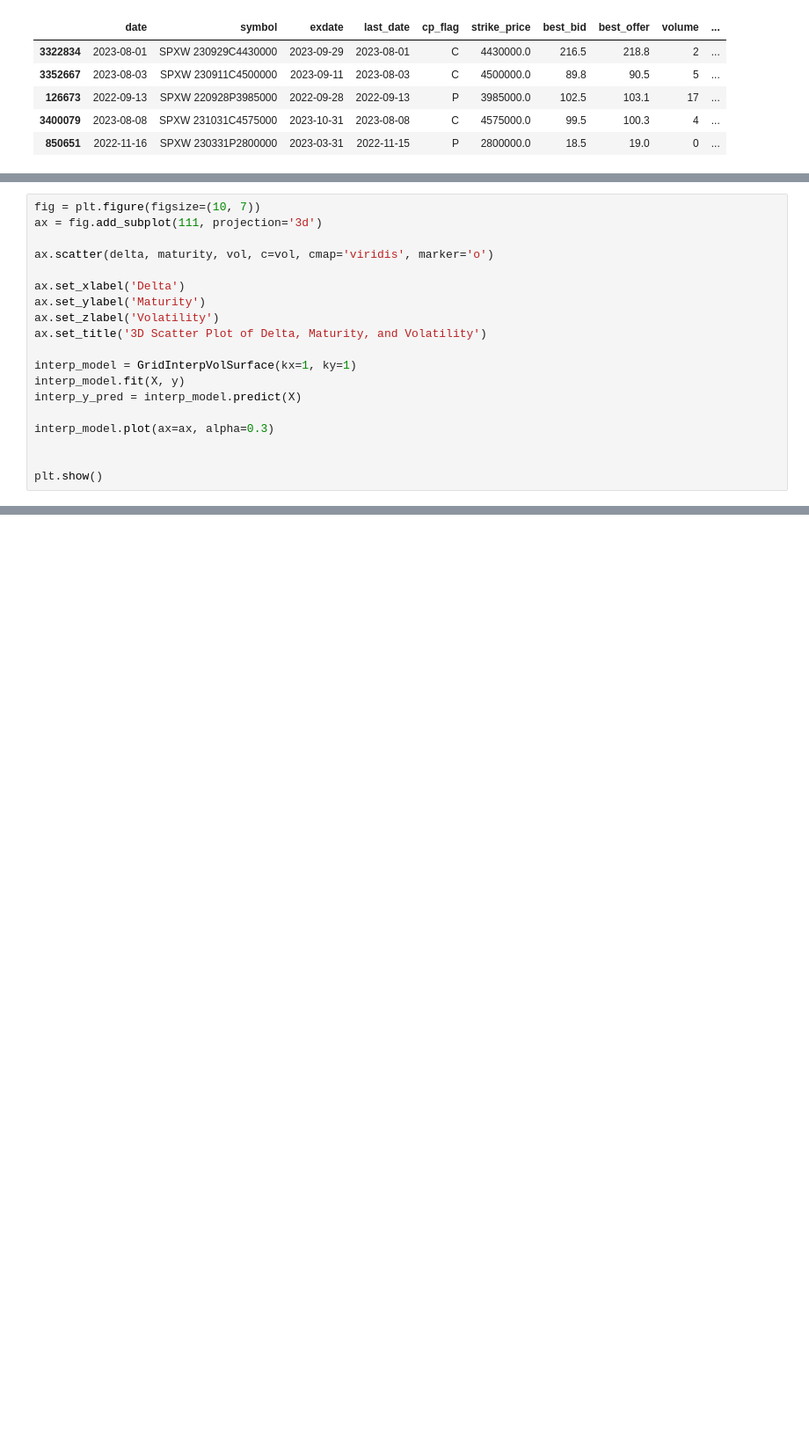
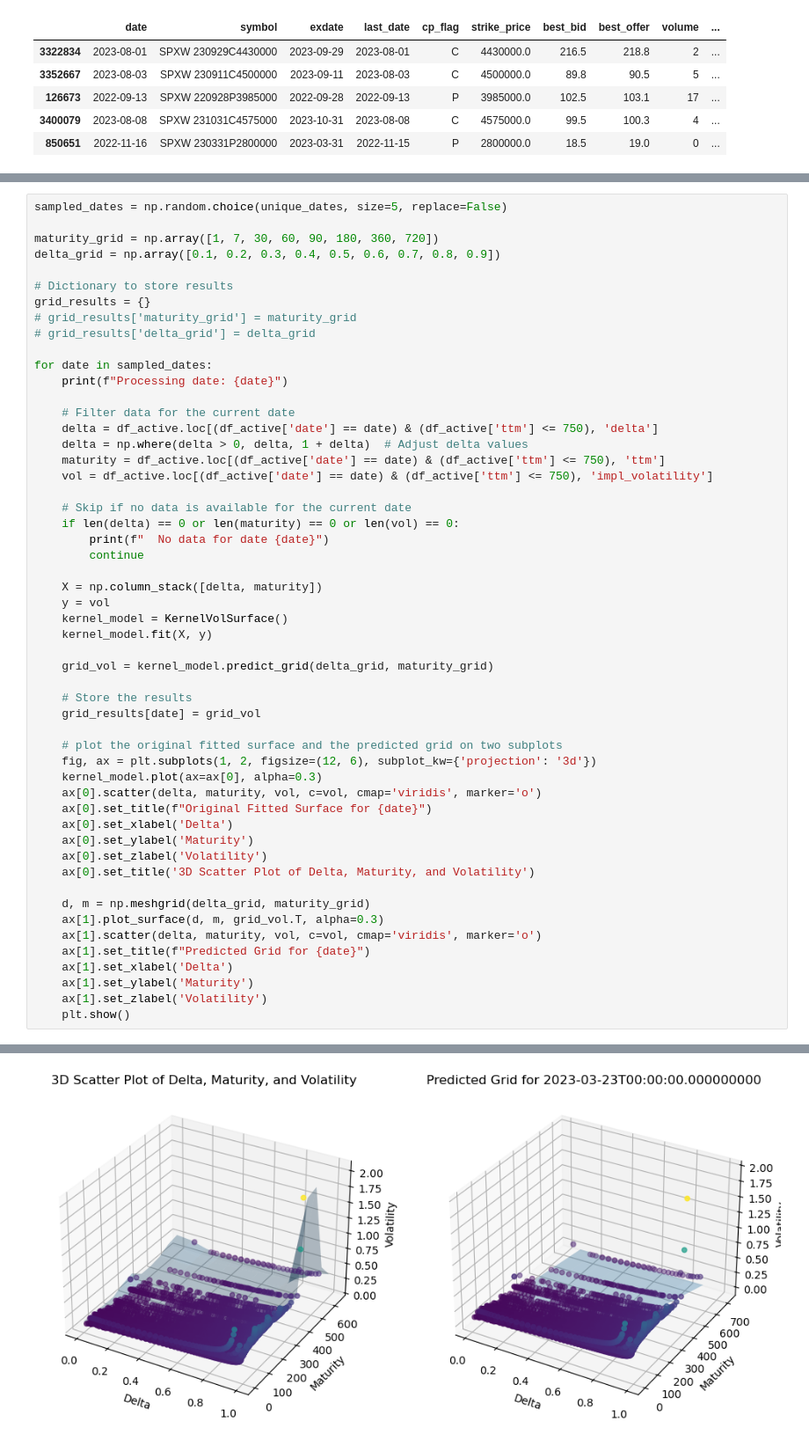
Before and after one commit to zhanghq-chn/VAE-VolSurface, a Jupyter notebook: examples/volsurface_gen.ipynb, the cells around one changed output, grey strips where cells are left out. Shown at 88% size. Saved outputs shown, nothing was run; the diff lists cells and outputs as text; blank space fills up the shorter version.

```diff
--- a/examples/volsurface_gen.ipynb
+++ b/examples/volsurface_gen.ipynb
@@ -313,19 +209,0 @@ array([[0.11591382, 0.13764415, 0.1299755 , 0.21256   ,        nan,
-# %%
-fig = plt.figure(figsize=(10, 7))
-ax = fig.add_subplot(111, projection='3d')
-
-ax.scatter(delta, maturity, vol, c=vol, cmap='viridis', marker='o')
-
-ax.set_xlabel('Delta')
-ax.set_ylabel('Maturity')
-ax.set_zlabel('Volatility')
-ax.set_title('3D Scatter Plot of Delta, Maturity, and Volatility')
-
-interp_model = GridInterpVolSurface(kx=1, ky=1)
-interp_model.fit(X, y)
-interp_y_pred = interp_model.predict(X)
-
-interp_model.plot(ax=ax, alpha=0.3)
-
-
-plt.show()
@@ -342,0 +278,54 @@ array([   0,    1,    2, ..., 3204, 3205, 3206], shape=(3190,))
+# %%
+sampled_dates = np.random.choice(unique_dates, size=5, replace=False)
+
+maturity_grid = np.array([1, 7, 30, 60, 90, 180, 360, 720])
+delta_grid = np.array([0.1, 0.2, 0.3, 0.4, 0.5, 0.6, 0.7, 0.8, 0.9])
+
+# Dictionary to store results
+grid_results = {}
+# grid_results['maturity_grid'] = maturity_grid
+# grid_results['delta_grid'] = delta_grid
+
+for date in sampled_dates:
+    print(f"Processing date: {date}")
+
+    # Filter data for the current date
+    delta = df_active.loc[(df_active['date'] == date) & (df_active['ttm'] <= 750), 'delta']
+    delta = np.where(delta > 0, delta, 1 + delta)  # Adjust delta values
+    maturity = df_active.loc[(df_active['date'] == date) & (df_active['ttm'] <= 750), 'ttm']
+    vol = df_active.loc[(df_active['date'] == date) & (df_active['ttm'] <= 750), 'impl_volatility']
+
+    # Skip if no data is available for the current date
+    if len(delta) == 0 or len(maturity) == 0 or len(vol) == 0:
+        print(f"  No data for date {date}")
+        continue
+
+    X = np.column_stack([delta, maturity])
+    y = vol
+    kernel_model = KernelVolSurface()
+    kernel_model.fit(X, y)
+
+    grid_vol = kernel_model.predict_grid(delta_grid, maturity_grid)
+
+    # Store the results
+    grid_results[date] = grid_vol
+
+    # plot the original fitted surface and the predicted grid on two subplots
+    fig, ax = plt.subplots(1, 2, figsize=(12, 6), subplot_kw={'projection': '3d'})
+    kernel_model.plot(ax=ax[0], alpha=0.3)
+    ax[0].scatter(delta, maturity, vol, c=vol, cmap='viridis', marker='o')
+    ax[0].set_title(f"Original Fitted Surface for {date}")
+    ax[0].set_xlabel('Delta')
+    ax[0].set_ylabel('Maturity')
+    ax[0].set_zlabel('Volatility')
+    ax[0].set_title('3D Scatter Plot of Delta, Maturity, and Volatility')
+
+    d, m = np.meshgrid(delta_grid, maturity_grid)
+    ax[1].plot_surface(d, m, grid_vol.T, alpha=0.3)
+    ax[1].scatter(delta, maturity, vol, c=vol, cmap='viridis', marker='o')
+    ax[1].set_title(f"Predicted Grid for {date}")
+    ax[1].set_xlabel('Delta')
+    ax[1].set_ylabel('Maturity')
+    ax[1].set_zlabel('Volatility')
+    plt.show()
+# %% [output]
@@ -342,0 +333 @@ array([   0,    1,    2, ..., 3204, 3205, 3206], shape=(3190,))
+[figure, added]
```
Also changed, not shown: parts of 16 cells of this notebook.
